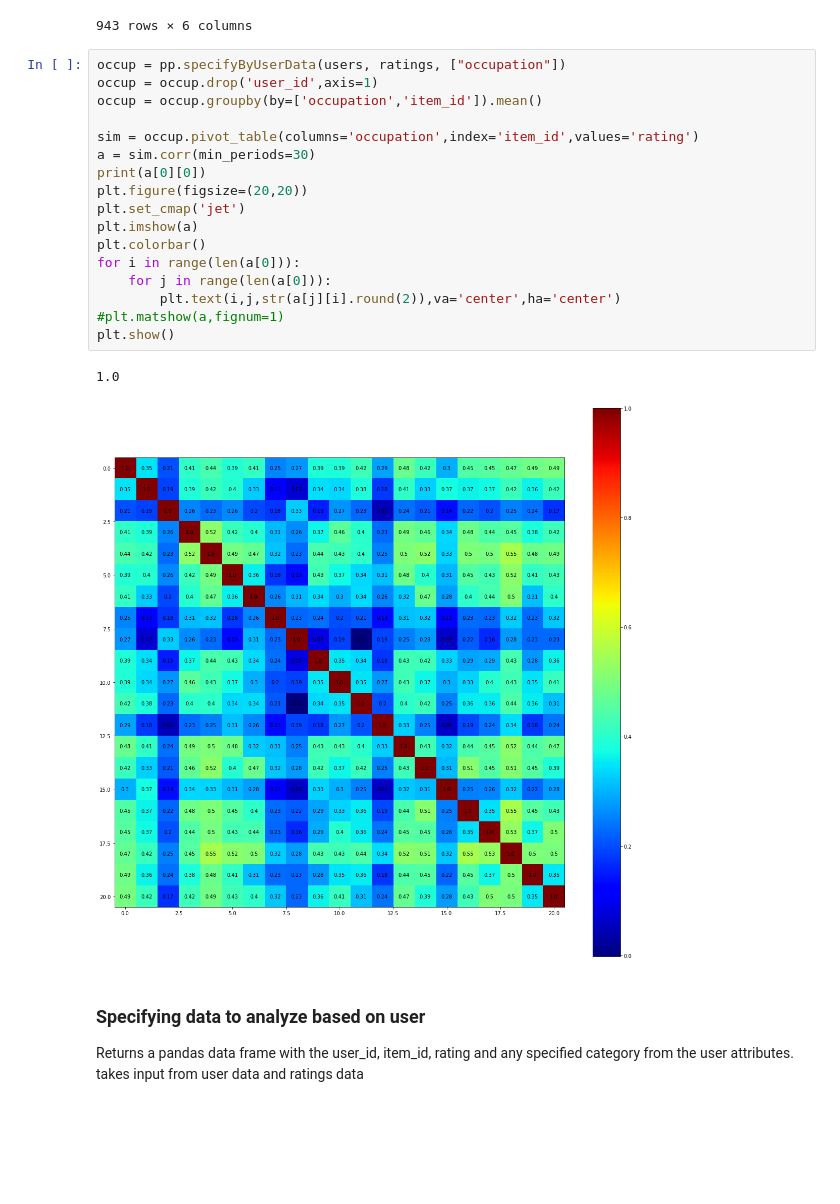
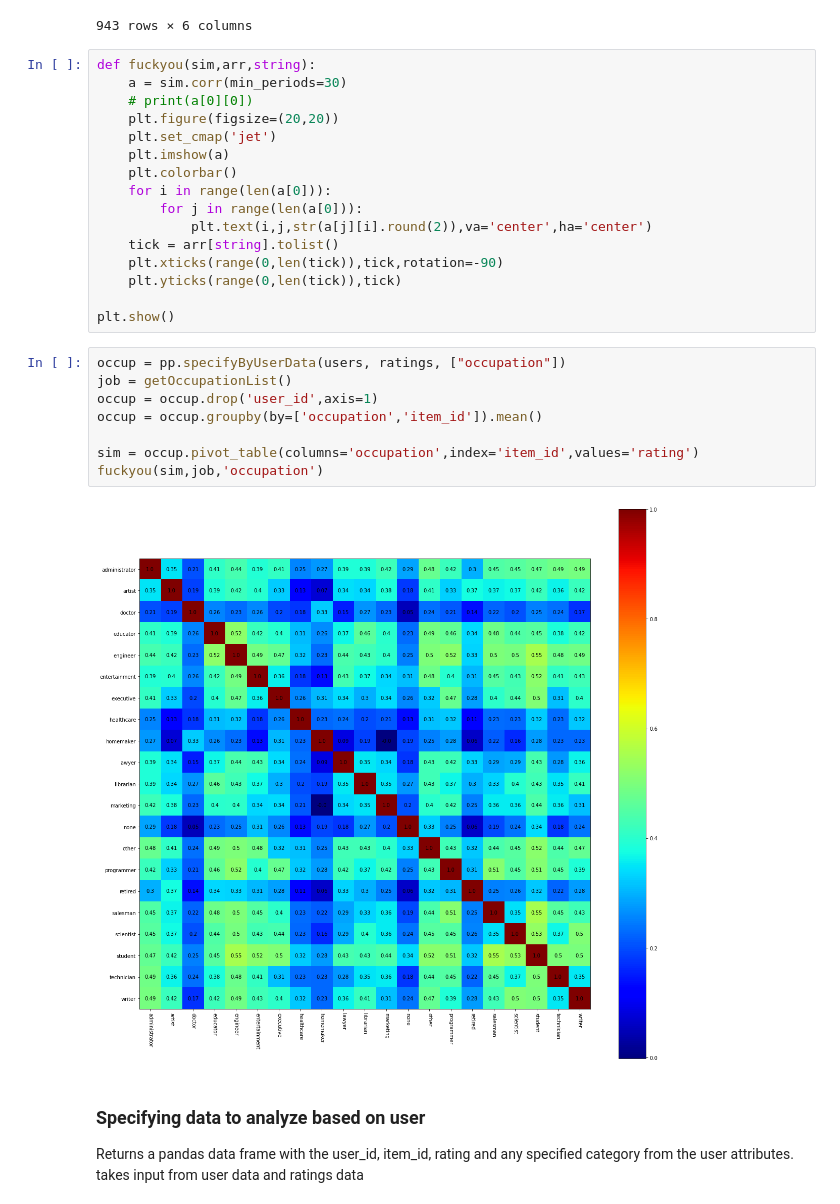
Before and after one commit to Xevenst/MovLensDataSet, a Jupyter notebook: preprocessingEx.ipynb, the cells around one changed output. Cells and saved outputs as stored; diff of their text form; blank space fills up the shorter version.

```diff
--- a/preprocessingEx.ipynb
+++ b/preprocessingEx.ipynb
@@ -112,25 +99,31 @@ users
 | 942 | 943 | 22 | 1 | 18 | 77841 | 3 |
 943 rows × 6 columns
 # %%
-occup = pp.specifyByUserData(users, ratings, ["occupation"])
-occup = occup.drop('user_id',axis=1)
-occup = occup.groupby(by=['occupation','item_id']).mean()
+def fuckyou(sim,arr,string):
+    a = sim.corr(min_periods=30)
+    # print(a[0][0])
+    plt.figure(figsize=(20,20))
+    plt.set_cmap('jet')
+    plt.imshow(a)
+    plt.colorbar()
+    for i in range(len(a[0])):
+        for j in range(len(a[0])):
+            plt.text(i,j,str(a[j][i].round(2)),va='center',ha='center')
+    tick = arr[string].tolist()
+    plt.xticks(range(0,len(tick)),tick,rotation=-90)
+    plt.yticks(range(0,len(tick)),tick)
 
-sim = occup.pivot_table(columns='occupation',index='item_id',values='rating')
-a = sim.corr(min_periods=30)
-print(a[0][0])
-plt.figure(figsize=(20,20))
-plt.set_cmap('jet')
-plt.imshow(a)
-plt.colorbar()
-for i in range(len(a[0])):
-    for j in range(len(a[0])):
-        plt.text(i,j,str(a[j][i].round(2)),va='center',ha='center')
-#plt.matshow(a,fignum=1)
 plt.show()
-# %% [output]
-1.0
-[figure, removed]
+# %%
+occup = pp.specifyByUserData(users, ratings, ["occupation"])
+job = getOccupationList()
+occup = occup.drop('user_id',axis=1)
+occup = occup.groupby(by=['occupation','item_id']).mean()
+
+sim = occup.pivot_table(columns='occupation',index='item_id',values='rating')
+fuckyou(sim,job,'occupation')
+# %% [output]
+[figure, added]
 # %% [markdown]
 <h3>Specifying data to analyze based on user</h3>
 Returns a pandas data frame with the user_id, item_id, rating and any specified category from the user attributes. takes input from user data and ratings data
```
Also changed, not shown: parts of 6 cells of this notebook, 1 other file.
